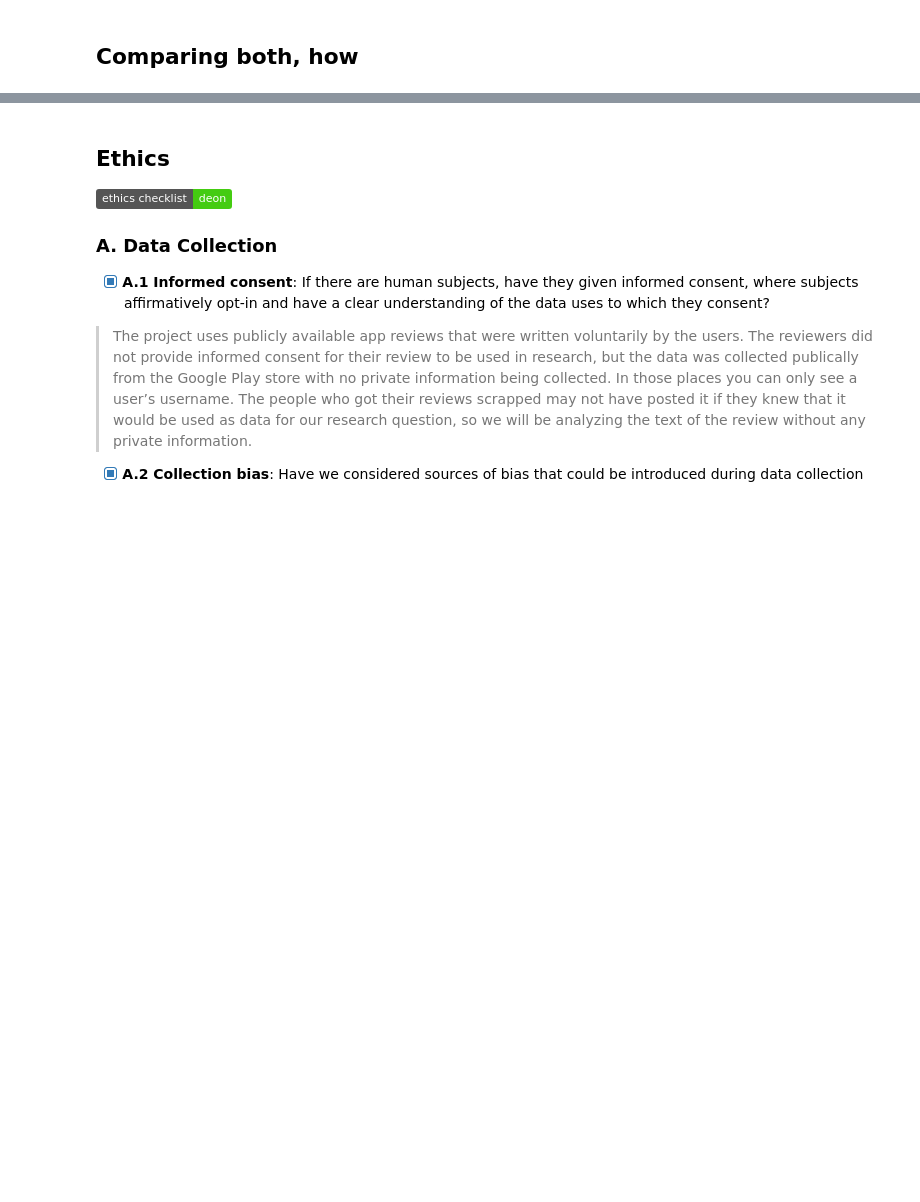
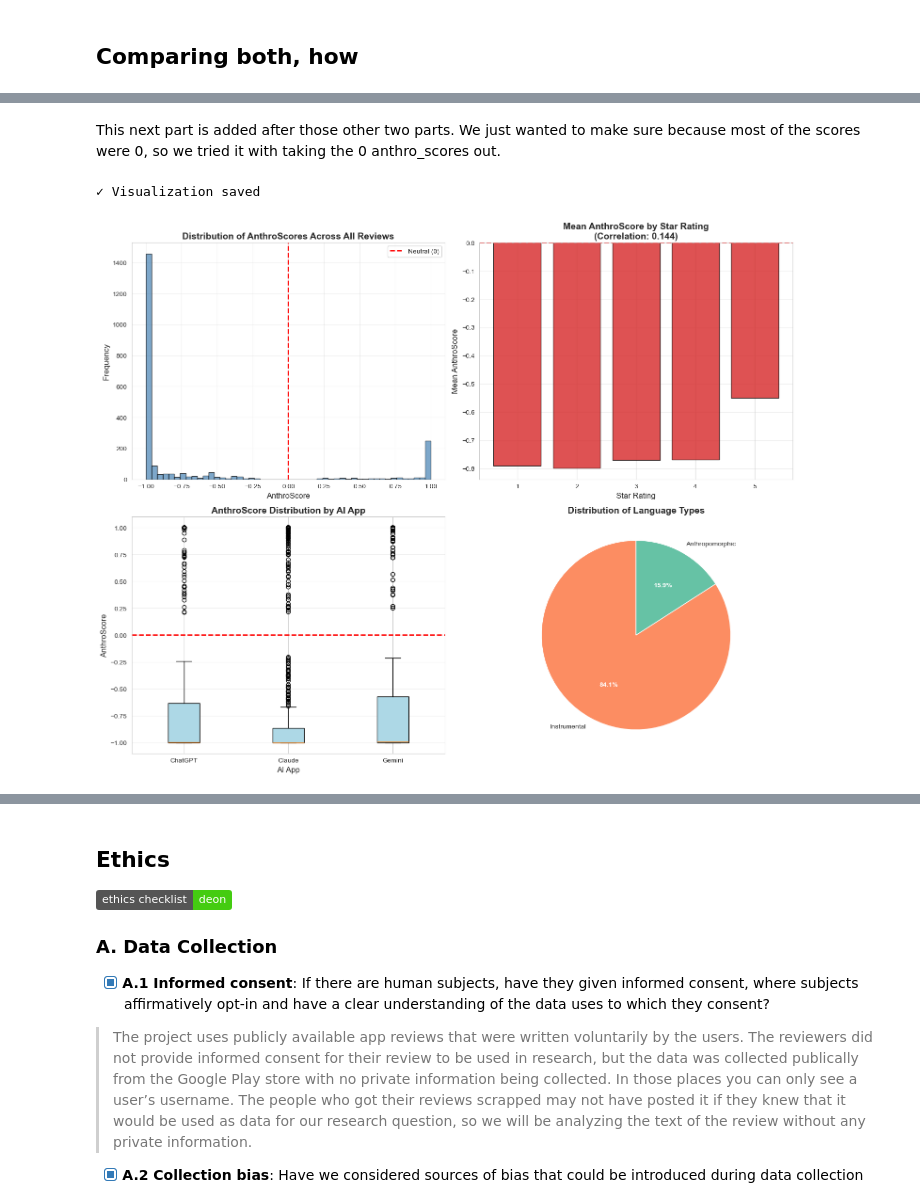
Before and after one commit to COGS108/Group114_WI26, a Jupyter notebook: 02-EDACheckpoint.ipynb, the cells around one changed output, grey strips where cells are left out. Saved outputs shown, nothing was run; the diff lists cells and outputs as text; code cells hidden in the pictures; badges without logos; blank space fills up the shorter version.

```diff
--- a/02-EDACheckpoint.ipynb
+++ b/02-EDACheckpoint.ipynb
@@ -836,0 +1185,12 @@ plt.show()
+# %%
+df_non_neutral = df[df['language_type'] != 'Neutral']
+
+# Breakdown by star rating - this tests our hypothesis!
+print("=== AnthroScore (No Neutral) by Star Rating ===")
+rating_summary = df_non_neutral.groupby('score')['anthro_score'].agg(['count', 'mean', 'std'])
+print(rating_summary)
+
+# Calculate correlation
+correlation = df_non_neutral['score'].corr(df['anthro_score'])
+print(f"\n** Correlation between star rating and AnthroScore: {correlation:.4f} **")
+print(f"This {'supports' if correlation > 0 else 'does not support'} our hypothesis.")
@@ -837,3 +1209,63 @@ plt.show()
+# %% [markdown]
+This next part is added after those other two parts. We just wanted to make sure because most of the scores were 0, so we tried it with taking the 0 anthro_scores out.
+# %%
+# Set visualization style
+sns.set_style("whitegrid")
+plt.rcParams['figure.figsize'] = (15, 12)
+
+# Create comprehensive visualization
+fig, axes = plt.subplots(2, 2, figsize=(15, 12))
+
+# 1. Distribution of AnthroScores
+axes[0, 0].hist(df_non_neutral['anthro_score'], bins=50, edgecolor='black', alpha=0.7, color='steelblue')
+axes[0, 0].axvline(x=0, color='red', linestyle='--', linewidth=2, label='Neutral (0)')
+axes[0, 0].set_xlabel('AnthroScore', fontsize=12)
+axes[0, 0].set_ylabel('Frequency', fontsize=12)
+axes[0, 0].set_title('Distribution of AnthroScores Across All Reviews', fontsize=14, fontweight='bold')
+axes[0, 0].legend()
+axes[0, 0].grid(alpha=0.3)
+
+# 2. AnthroScore by Star Rating (KEY FINDING)
+rating_means = df_non_neutral.groupby('score')['anthro_score'].mean()
+colors = ['#d62728' if x < 0 else '#2ca02c' for x in rating_means.values]
+axes[0, 1].bar(rating_means.index, rating_means.values, color=colors, edgecolor='black', alpha=0.8)
+axes[0, 1].axhline(y=0, color='red', linestyle='--', linewidth=2)
+axes[0, 1].set_xlabel('Star Rating', fontsize=12)
+axes[0, 1].set_ylabel('Mean AnthroScore', fontsize=12)
+axes[0, 1].set_title(f'Mean AnthroScore by Star Rating\n(Correlation: {correlation:.3f})',
+                     fontsize=14, fontweight='bold')
+axes[0, 1].set_xticks([1, 2, 3, 4, 5])
+axes[0, 1].grid(axis='y', alpha=0.3)
+
+# 3. AnthroScore by App
+app_data = [df_non_neutral[df_non_neutral['app'] == app]['anthro_score'].values for app in sorted(df_non_neutral['app'].unique())]
+bp = axes[1, 0].boxplot(app_data, labels=sorted(df_non_neutral['app'].unique()), patch_artist=True)
+for patch in bp['boxes']:
+    patch.set_facecolor('lightblue')
+axes[1, 0].axhline(y=0, color='red', linestyle='--', linewidth=2)
+axes[1, 0].set_xlabel('AI App', fontsize=12)
+axes[1, 0].set_ylabel('AnthroScore', fontsize=12)
+axes[1, 0].set_title('AnthroScore Distribution by AI App', fontsize=14, fontweight='bold')
+axes[1, 0].grid(axis='y', alpha=0.3)
+
+# 4. Language Type Distribution
+language_counts = df_non_neutral['language_type'].value_counts()
+colors_pie = {'Anthropomorphic': '#66c2a5', 'Neutral': '#8da0cb', 'Instrumental': '#fc8d62'}
+pie_colors = [colors_pie[label] for label in language_counts.index]
+wedges, texts, autotexts = axes[1, 1].pie(language_counts.values, labels=language_counts.index,
+                                           autopct='%1.1f%%', startangle=90, colors=pie_colors)
+for autotext in autotexts:
+    autotext.set_color('white')
+    autotext.set_fontweight('bold')
+axes[1, 1].set_title('Distribution of Language Types', fontsize=14, fontweight='bold')
+
+plt.tight_layout()
+plt.savefig('data/01-interim/anthroscore_analysis.png', dpi=300, bbox_inches='tight')
+print("✓ Visualization saved")
+plt.show()
+# %% [output]
+✓ Visualization saved
+[figure, added]
 # %% [markdown]
 #### Key Findings from EDA
 
```
Also changed, not shown: parts of 36 cells of this notebook, 3 other files.
